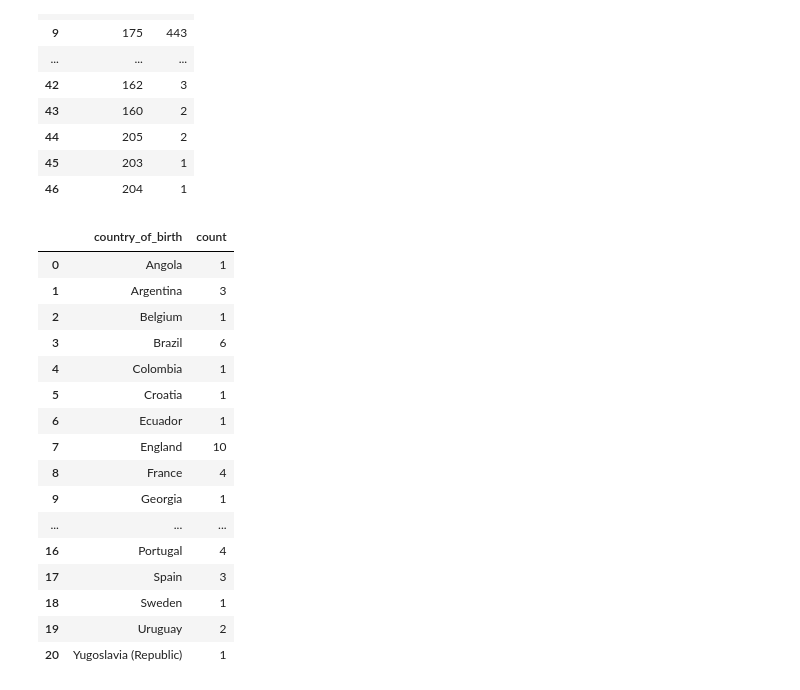
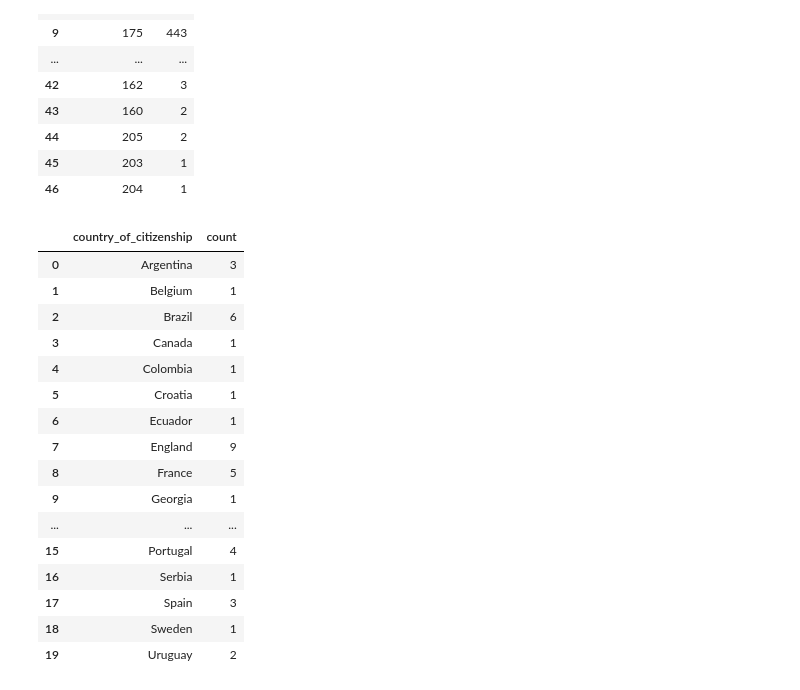
Before and after one commit to Marco-Skiavone/ium_dataset_processor, a Jupyter notebook: temp_file_for_testing.ipynb, the cells around one changed output. Cells and saved outputs as stored; diff of their text form; code cells hidden in the pictures.

```diff
--- a/temp_file_for_testing.ipynb
+++ b/temp_file_for_testing.ipynb
@@ -158,23 +160,23 @@ players.value_counts('height_in_cm').reset_index()
 | 45 | 203 | 1 |
 | 46 | 204 | 1 |
 # %%
-countries = info_about_top_payed.groupby('country_of_birth').agg(count=pd.NamedAgg('country_of_birth', 'count')).reset_index()
-countries
+countries = info_about_top_payed.groupby('country_of_citizenship').agg(count=pd.NamedAgg('country_of_citizenship', 'count')).reset_index()
+countries #no good
 # %% [output]
-|  | country_of_birth | count |
-| 0 | Angola | 1 |
-| 1 | Argentina | 3 |
-| 2 | Belgium | 1 |
-| 3 | Brazil | 6 |
+|  | country_of_citizenship | count |
+| 0 | Argentina | 3 |
+| 1 | Belgium | 1 |
+| 2 | Brazil | 6 |
+| 3 | Canada | 1 |
 | 4 | Colombia | 1 |
 | 5 | Croatia | 1 |
 | 6 | Ecuador | 1 |
-| 7 | England | 10 |
-| 8 | France | 4 |
+| 7 | England | 9 |
+| 8 | France | 5 |
 | 9 | Georgia | 1 |
 | ... | ... | ... |
-| 16 | Portugal | 4 |
+| 15 | Portugal | 4 |
+| 16 | Serbia | 1 |
 | 17 | Spain | 3 |
 | 18 | Sweden | 1 |
 | 19 | Uruguay | 2 |
-| 20 | Yugoslavia (Republic) | 1 |
```
Also changed, not shown: parts of 1 cell of this notebook.
